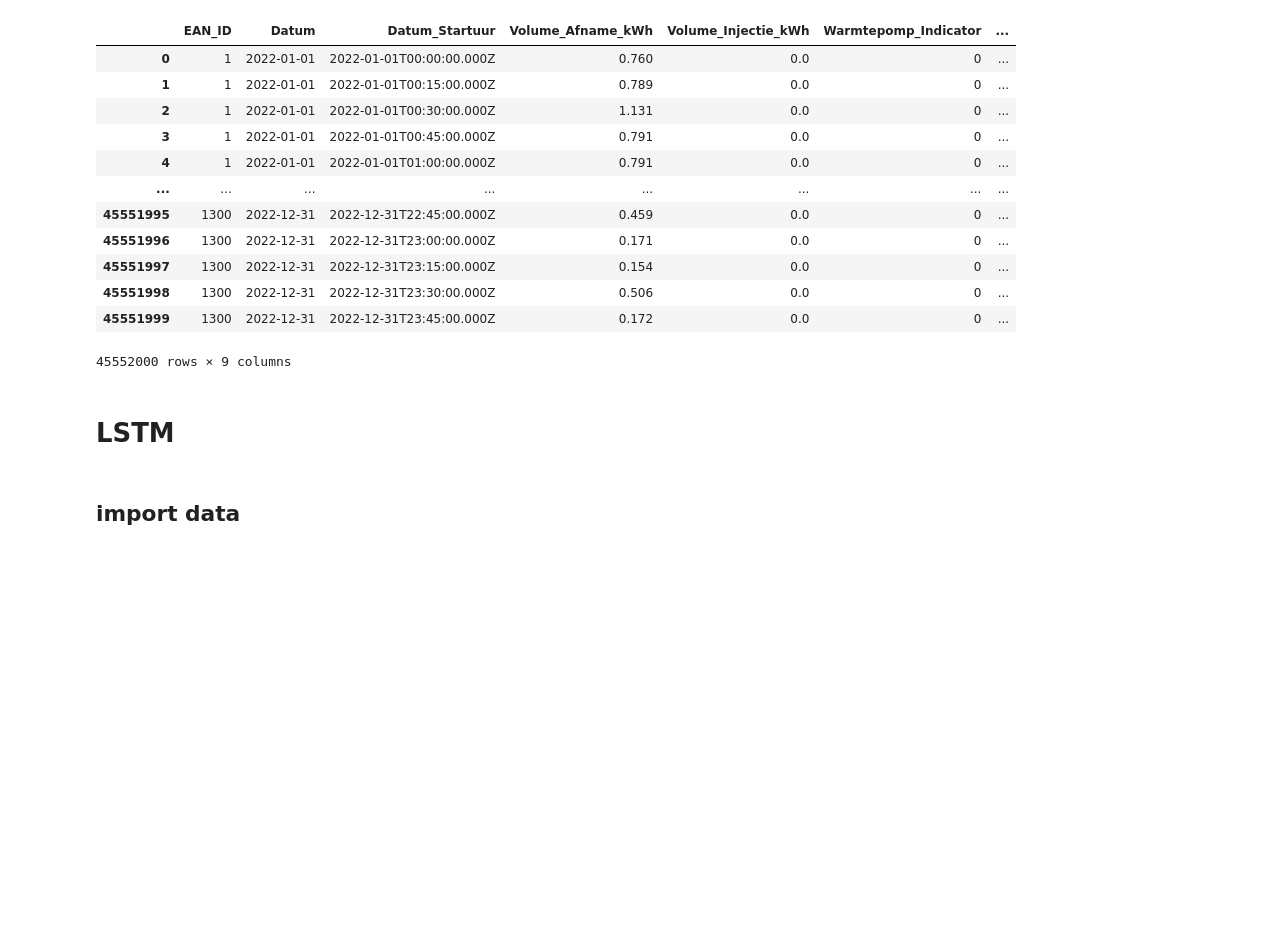
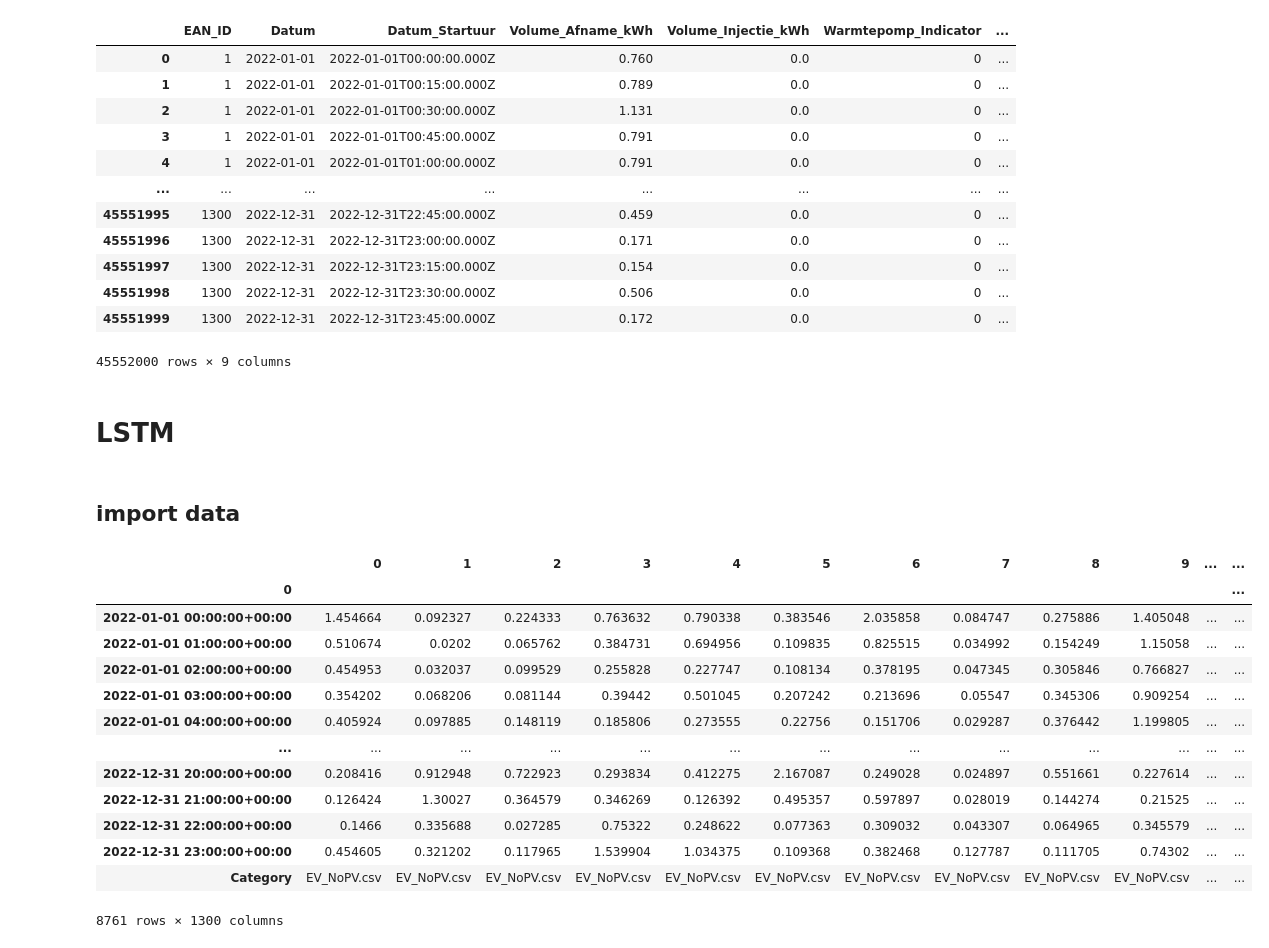
Before and after one commit to MODERATE-Project/HVAC_identification, a Jupyter notebook: Development.ipynb, the cells around one changed output. Cells and saved outputs as stored; diff of their text form; code cells hidden in the pictures; blank space fills up the shorter version.

```diff
--- a/Development.ipynb
+++ b/Development.ipynb
@@ -2634,0 +2659,38 @@ sns.heatmap(cm, annot=True, fmt="d", cmap="Blues", xticklabels=label_encoder.cla
+# %%
+import pandas as pd
+import os
+
+# Path to the folder containing synthetic time series
+data_folder = r"C:\Users\SHARIFIM\OneDrive - VITO\Moderate\3_Working documents\WP4 - Data enhancement\HVAC_spatial_allocation\Datasets\Synthetic_timeSeries\TUW_synthetic\Fluvius_synthesized_final"
+# Load the label dataframe
+label_df = real_labels_df[['ID', 'Category']] # Adjust to actual path if needed
+label_df.set_index("ID", inplace=True)
+
+# List all files in the folder
+files = [f for f in os.listdir(data_folder) if f.endswith('.csv')]
+
+# Initialize list to collect all labeled DataFrames
+labeled_dfs = pd.DataFrame()
+
+# Iterate over each file
+for file in files:
+    file_path = os.path.join(data_folder, file)
+    df = pd.read_csv(file_path, index_col=0, parse_dates=True).transpose()
+    df['Category']=file
+    labeled_dfs=pd.concat([labeled_dfs, df], ignore_index=True)
+labeled_dfs.transpose()
+# %% [output]
+|  | 0 | 1 | 2 | 3 | 4 | 5 | 6 | 7 | 8 | 9 | ... | ... |
+| 0 |  |  |  |  |  |  |  |  |  |  |  | ... |
+| 2022-01-01 00:00:00+00:00 | 1.454664 | 0.092327 | 0.224333 | 0.763632 | 0.790338 | 0.383546 | 2.035858 | 0.084747 | 0.275886 | 1.405048 | ... | ... |
+| 2022-01-01 01:00:00+00:00 | 0.510674 | 0.0202 | 0.065762 | 0.384731 | 0.694956 | 0.109835 | 0.825515 | 0.034992 | 0.154249 | 1.15058 | ... | ... |
+| 2022-01-01 02:00:00+00:00 | 0.454953 | 0.032037 | 0.099529 | 0.255828 | 0.227747 | 0.108134 | 0.378195 | 0.047345 | 0.305846 | 0.766827 | ... | ... |
+| 2022-01-01 03:00:00+00:00 | 0.354202 | 0.068206 | 0.081144 | 0.39442 | 0.501045 | 0.207242 | 0.213696 | 0.05547 | 0.345306 | 0.909254 | ... | ... |
+| 2022-01-01 04:00:00+00:00 | 0.405924 | 0.097885 | 0.148119 | 0.185806 | 0.273555 | 0.22756 | 0.151706 | 0.029287 | 0.376442 | 1.199805 | ... | ... |
+| ... | ... | ... | ... | ... | ... | ... | ... | ... | ... | ... | ... | ... |
+| 2022-12-31 20:00:00+00:00 | 0.208416 | 0.912948 | 0.722923 | 0.293834 | 0.412275 | 2.167087 | 0.249028 | 0.024897 | 0.551661 | 0.227614 | ... | ... |
+| 2022-12-31 21:00:00+00:00 | 0.126424 | 1.30027 | 0.364579 | 0.346269 | 0.126392 | 0.495357 | 0.597897 | 0.028019 | 0.144274 | 0.21525 | ... | ... |
+| 2022-12-31 22:00:00+00:00 | 0.1466 | 0.335688 | 0.027285 | 0.75322 | 0.248622 | 0.077363 | 0.309032 | 0.043307 | 0.064965 | 0.345579 | ... | ... |
+| 2022-12-31 23:00:00+00:00 | 0.454605 | 0.321202 | 0.117965 | 1.539904 | 1.034375 | 0.109368 | 0.382468 | 0.127787 | 0.111705 | 0.74302 | ... | ... |
+| Category | EV_NoPV.csv | EV_NoPV.csv | EV_NoPV.csv | EV_NoPV.csv | EV_NoPV.csv | EV_NoPV.csv | EV_NoPV.csv | EV_NoPV.csv | EV_NoPV.csv | EV_NoPV.csv | ... | ... |
+8761 rows × 1300 columns
```
Also changed, not shown: parts of 3 cells of this notebook, 1 other file.
